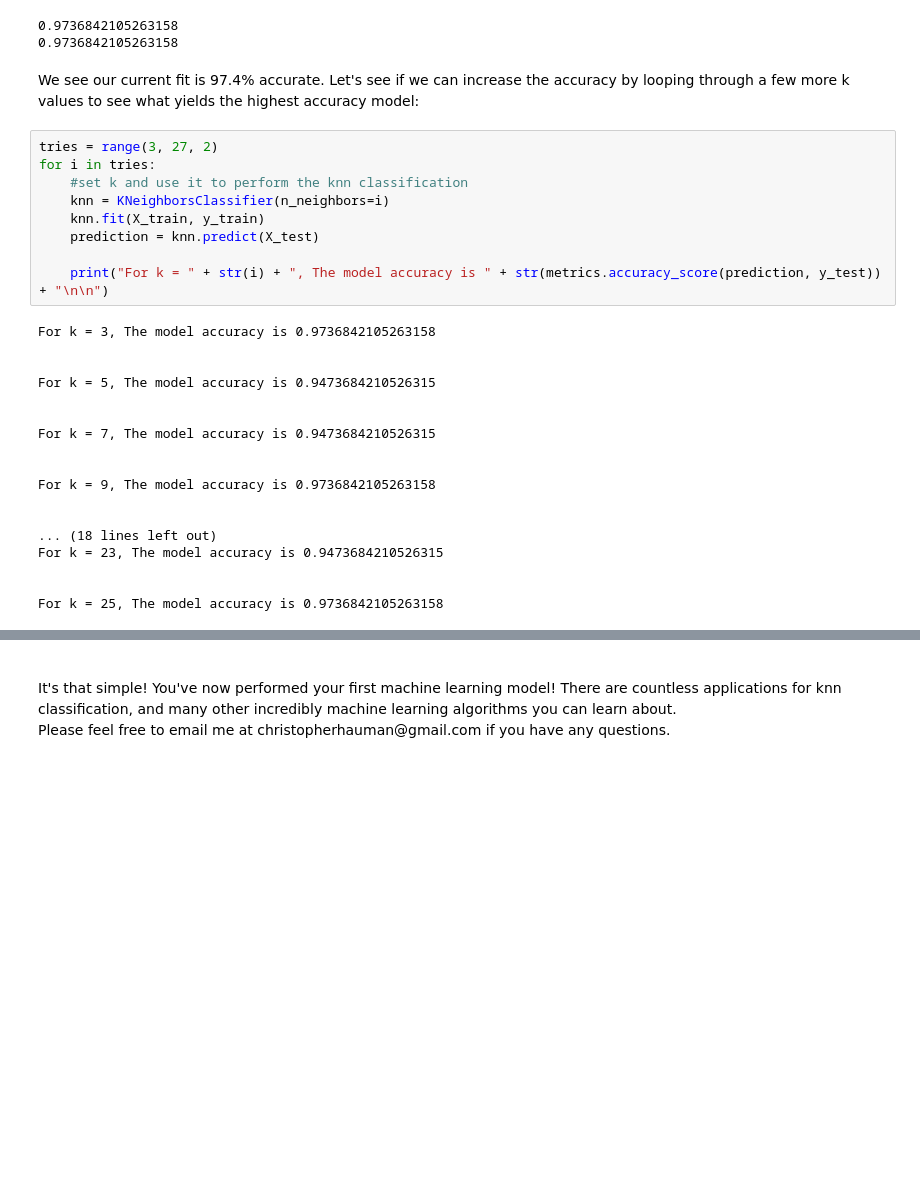
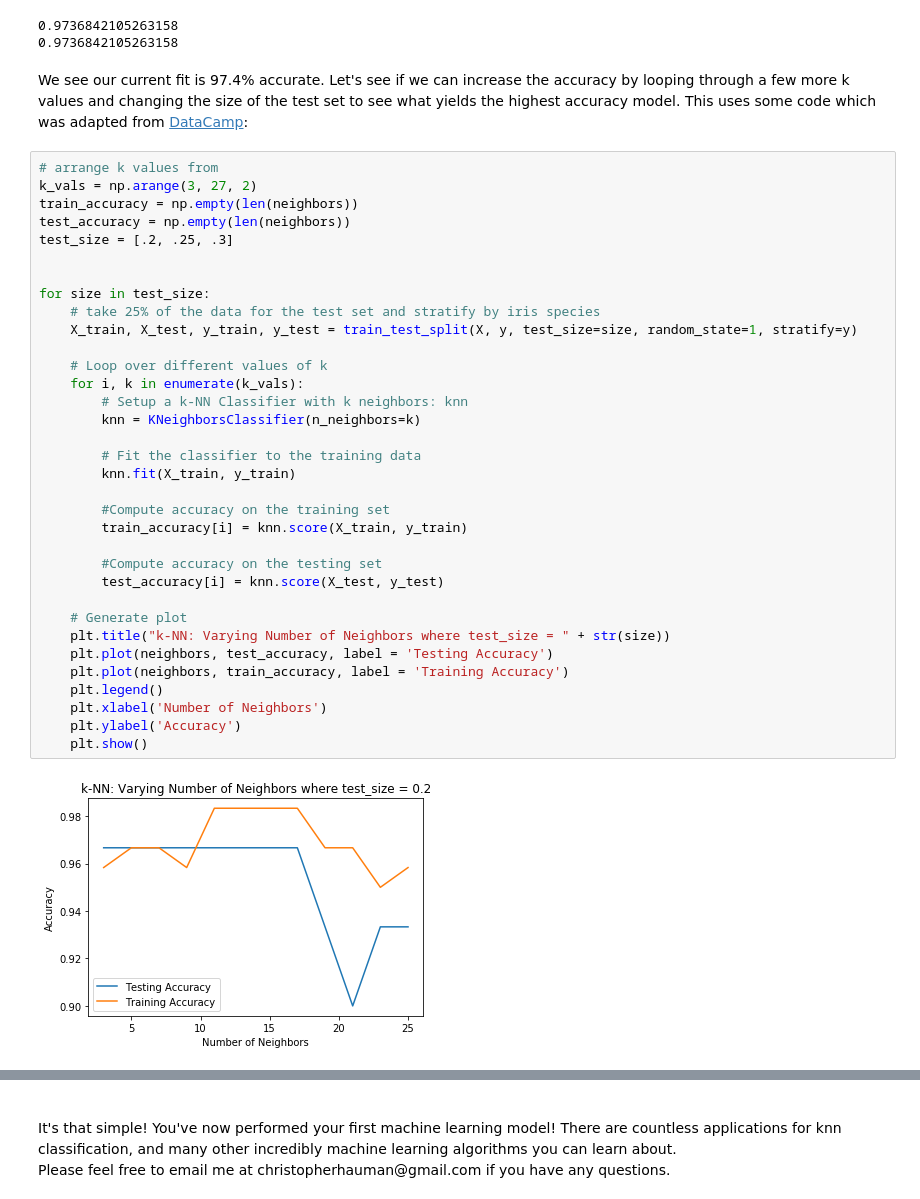
Before and after one commit to chrisman1015-zz/Supervised-Learning, a Jupyter notebook: KNN Classification on the Iris Dataset with scikit-learn/Iris.ipynb, the cells around one changed output, grey strips where cells are left out. Drawn from its saved outputs; the diff is of its cells as text; blank space fills up the shorter version.

```diff
--- a/KNN Classification on the Iris Dataset with scikit-learn/Iris.ipynb
+++ b/KNN Classification on the Iris Dataset with scikit-learn/Iris.ipynb
@@ -201,31 +201,40 @@ print(knn.score(X_test, y_test))
 0.9736842105263158
 0.9736842105263158
 # %% [markdown]
-We see our current fit is 97.4% accurate. Let's see if we can increase the accuracy by looping through a few more k values to see what yields the highest accuracy model:
+We see our current fit is 97.4% accurate. Let's see if we can increase the accuracy by looping through a few more k values and changing the size of the test set to see what yields the highest accuracy model. This uses some code which was adapted from [DataCamp](https://campus.datacamp.com/courses/supervised-learning-with-scikit-learn/classification?ex=12):
-# %%
-tries = range(3, 27, 2)
-for i in tries:
-    #set k and use it to perform the knn classification
-    knn = KNeighborsClassifier(n_neighbors=i)
-    knn.fit(X_train, y_train)
-    prediction = knn.predict(X_test)
-
-    print("For k = " + str(i) + ", The model accuracy is " + str(metrics.accuracy_score(prediction, y_test)) + "\n\n")
-# %% [output]
-For k = 3, The model accuracy is 0.9736842105263158
-
-
-For k = 5, The model accuracy is 0.9473684210526315
-
-
-For k = 7, The model accuracy is 0.9473684210526315
-
-
-For k = 9, The model accuracy is 0.9736842105263158
-
-
-... (18 lines left out)
-For k = 23, The model accuracy is 0.9473684210526315
-
-
-For k = 25, The model accuracy is 0.9736842105263158
+# %%
+# arrange k values from
+k_vals = np.arange(3, 27, 2)
+train_accuracy = np.empty(len(neighbors))
+test_accuracy = np.empty(len(neighbors))
+test_size = [.2, .25, .3]
+
+
+for size in test_size:
+    # take 25% of the data for the test set and stratify by iris species
+    X_train, X_test, y_train, y_test = train_test_split(X, y, test_size=size, random_state=1, stratify=y)
+
+    # Loop over different values of k
+    for i, k in enumerate(k_vals):
+        # Setup a k-NN Classifier with k neighbors: knn
+        knn = KNeighborsClassifier(n_neighbors=k)
+
+        # Fit the classifier to the training data
+        knn.fit(X_train, y_train)
+
+        #Compute accuracy on the training set
+        train_accuracy[i] = knn.score(X_train, y_train)
+
+        #Compute accuracy on the testing set
+        test_accuracy[i] = knn.score(X_test, y_test)
+
+    # Generate plot
+    plt.title("k-NN: Varying Number of Neighbors where test_size = " + str(size))
+    plt.plot(neighbors, test_accuracy, label = 'Testing Accuracy')
+    plt.plot(neighbors, train_accuracy, label = 'Training Accuracy')
+    plt.legend()
+    plt.xlabel('Number of Neighbors')
+    plt.ylabel('Accuracy')
+    plt.show()
+# %% [output]
+[figure, added]
```
Also changed, not shown: parts of 2 cells of this notebook.
